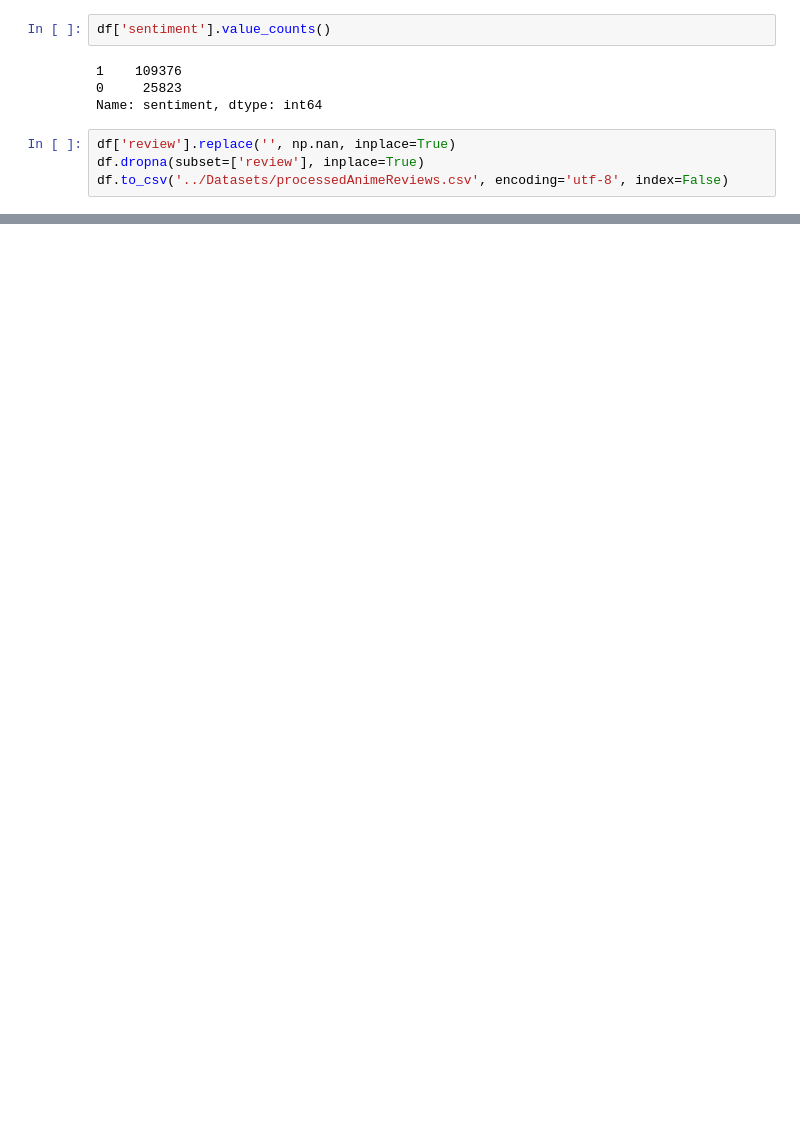
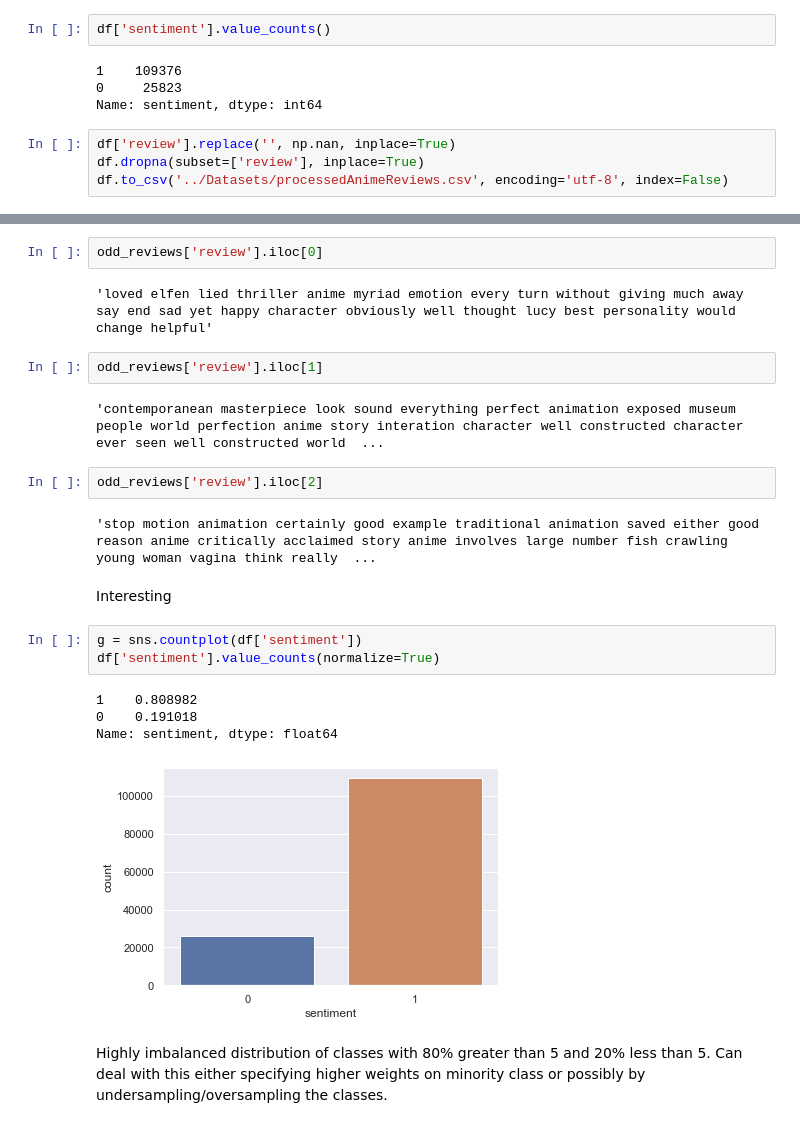
Before and after one commit to ArmandSyah/csi4106-repo, a Jupyter notebook: Notebooks/dataprep.ipynb, the cells around one changed output, grey strips where cells are left out. Cells and saved outputs as stored; diff of their text form; blank space fills up the shorter version.

```diff
--- a/Notebooks/dataprep.ipynb
+++ b/Notebooks/dataprep.ipynb
@@ -97,0 +129,24 @@ df.to_csv('../Datasets/processedAnimeReviews.csv', encoding='utf-8', index=False
+# %%
+odd_reviews['review'].iloc[0]
+# %% [output]
+'loved elfen lied thriller anime myriad emotion every turn without giving much away say end sad yet happy character obviously well thought lucy best personality would change helpful'
+# %%
+odd_reviews['review'].iloc[1]
+# %% [output]
+'contemporanean masterpiece look sound everything perfect animation exposed museum people world perfection anime story interation character well constructed character ever seen well constructed world  ...
+# %%
+odd_reviews['review'].iloc[2]
+# %% [output]
+'stop motion animation certainly good example traditional animation saved either good reason anime critically acclaimed story anime involves large number fish crawling young woman vagina think really  ...
+# %% [markdown]
+Interesting
+# %%
+g = sns.countplot(df['sentiment'])
+df['sentiment'].value_counts(normalize=True)
+# %% [output]
+1    0.808982
+0    0.191018
+Name: sentiment, dtype: float64
+[figure, added]
+# %% [markdown]
+Highly imbalanced distribution of classes with 80% greater than 5 and 20% less than 5. Can deal with this either specifying higher weights on minority class or possibly by undersampling/oversampling the classes.
```
Also changed, not shown: parts of 6 cells of this notebook.
